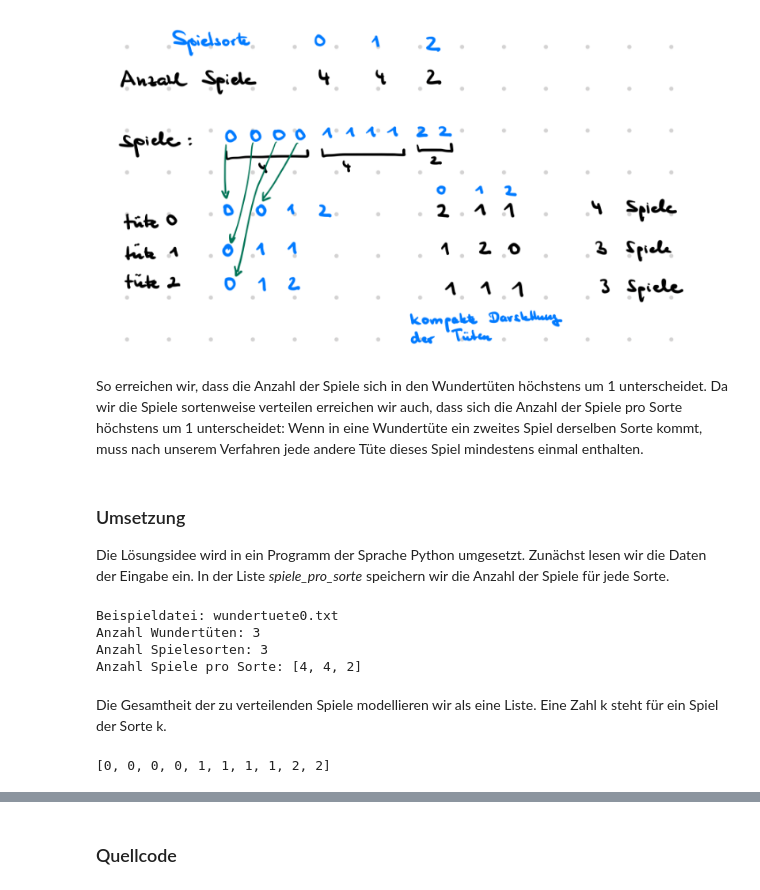
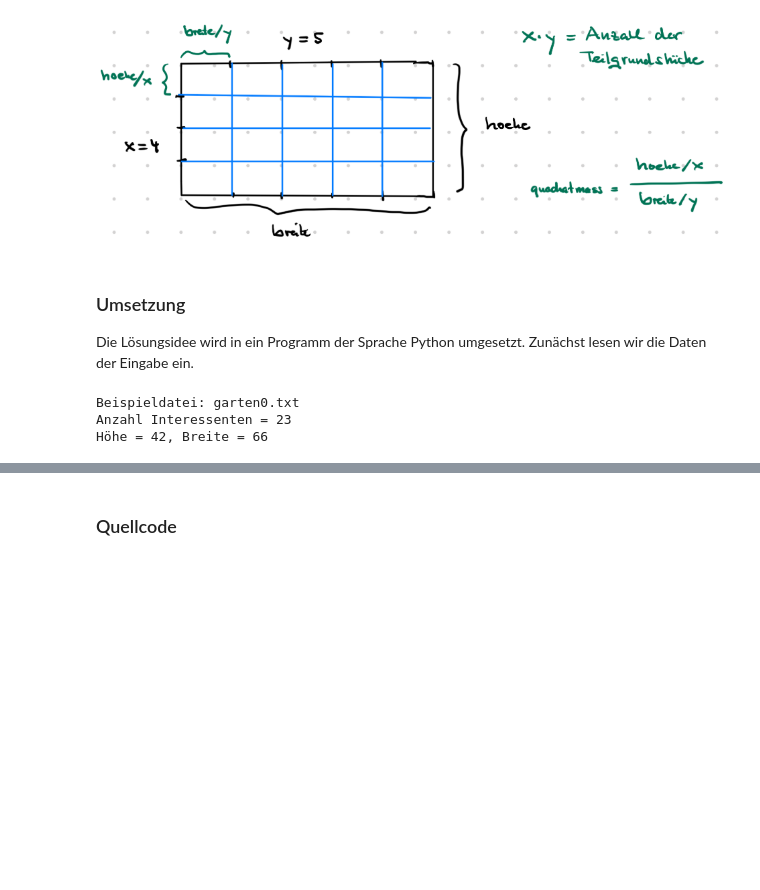
Before and after one commit to ktheu/Programmierwettbewerbe, a Jupyter notebook: jwinfRunde3/quadratisch/quadratisch_docu.ipynb, the cells around one changed output, grey strips where cells are left out. Drawn from its saved outputs; the diff is of its cells as text; code cells hidden in the pictures; blank space fills up the shorter version.

```diff
--- a/jwinfRunde3/quadratisch/quadratisch_docu.ipynb
+++ b/jwinfRunde3/quadratisch/quadratisch_docu.ipynb
@@ -21,42 +21,27 @@ Jede Wundertüte ist für uns ebenfalls eine Liste. Wir erzeugen zunächst sovie
 # %%
 from IPython.display import Image, display              # damit das Bild bei print erscheint
-display(Image(filename='tuete1.png', width=600))
+display(Image(filename='aufteilung.png', width=700))
 # %% [output]
-[figure, old version]
+[figure, new version]
-# %% [markdown]
-So erreichen wir, dass die Anzahl der Spiele sich in den Wundertüten höchstens um 1 unterscheidet. Da wir die Spiele sortenweise verteilen erreichen wir auch, dass sich die Anzahl der Spiele pro Sorte höchstens um 1 unterscheidet: Wenn in eine Wundertüte ein zweites Spiel derselben Sorte kommt, muss nach unserem Verfahren jede andere Tüte dieses Spiel mindestens einmal enthalten.
 # %% [markdown]
 
-<div style="page-break-after: always;"></div>
+
 
 ### Umsetzung
 
-Die Lösungsidee wird in ein Programm der Sprache Python umgesetzt. Zunächst lesen wir die Daten der Eingabe ein. In der Liste *spiele_pro_sorte* speichern wir die Anzahl der Spiele für jede Sorte.
+Die Lösungsidee wird in ein Programm der Sprache Python umgesetzt. Zunächst lesen wir die Daten der Eingabe ein.
 # %%
-eingabe = 'wundertuete0.txt'
+# Eingabedaten lesen
+eingabe = 'garten0.txt'
 print(f'Beispieldatei: {eingabe}')
-f = open(eingabe)
-anzahl_tueten = int(f.readline())
-anzahl_sorten = int(f.readline())
-spiele_pro_sorte = []
-for _ in range(anzahl_sorten):
-    spiele_pro_sorte.append(int(f.readline()))
+f = open('beispieldaten/'+eingabe)
+anz = int(f.readline())
+hoehe = int(f.readline())
+breite = int(f.readline())
 f.close()
-print(f'Anzahl Wundertüten: {anzahl_tueten}')
-print(f'Anzahl Spielesorten: {anzahl_sorten}')
-print(f'Anzahl Spiele pro Sorte: {spiele_pro_sorte}')
+print(f'Anzahl Interessenten = {anz}')
+print(f'Höhe = {hoehe}, Breite = {breite}')
 # %% [output]
-Beispieldatei: wundertuete0.txt
-Anzahl Wundertüten: 3
-Anzahl Spielesorten: 3
-Anzahl Spiele pro Sorte: [4, 4, 2]
+Beispieldatei: garten0.txt
+Anzahl Interessenten = 23
+Höhe = 42, Breite = 66
-# %% [markdown]
-Die Gesamtheit der zu verteilenden Spiele modellieren wir als eine Liste. Eine Zahl k steht für ein Spiel der Sorte k.
-# %%
-spiele = []
-for i in range(len(spiele_pro_sorte)):
-    for k in range(spiele_pro_sorte[i]):
-        spiele.append(i)
-print(spiele)
-# %% [output]
-[0, 0, 0, 0, 1, 1, 1, 1, 2, 2]
```
Also changed, not shown: parts of 22 cells of this notebook, 3 other files.
